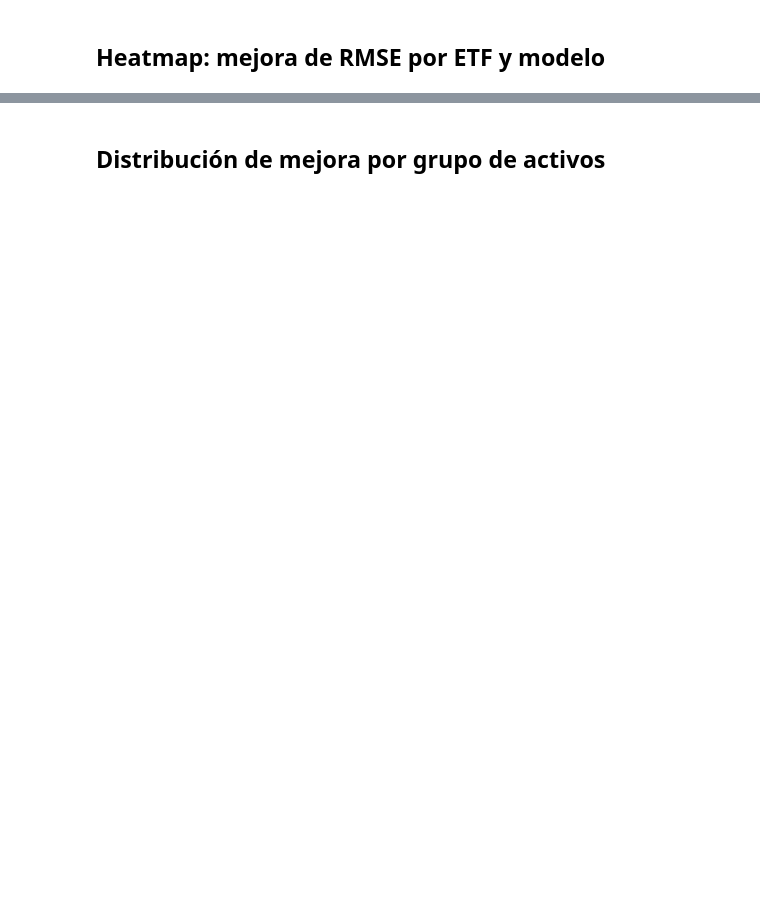
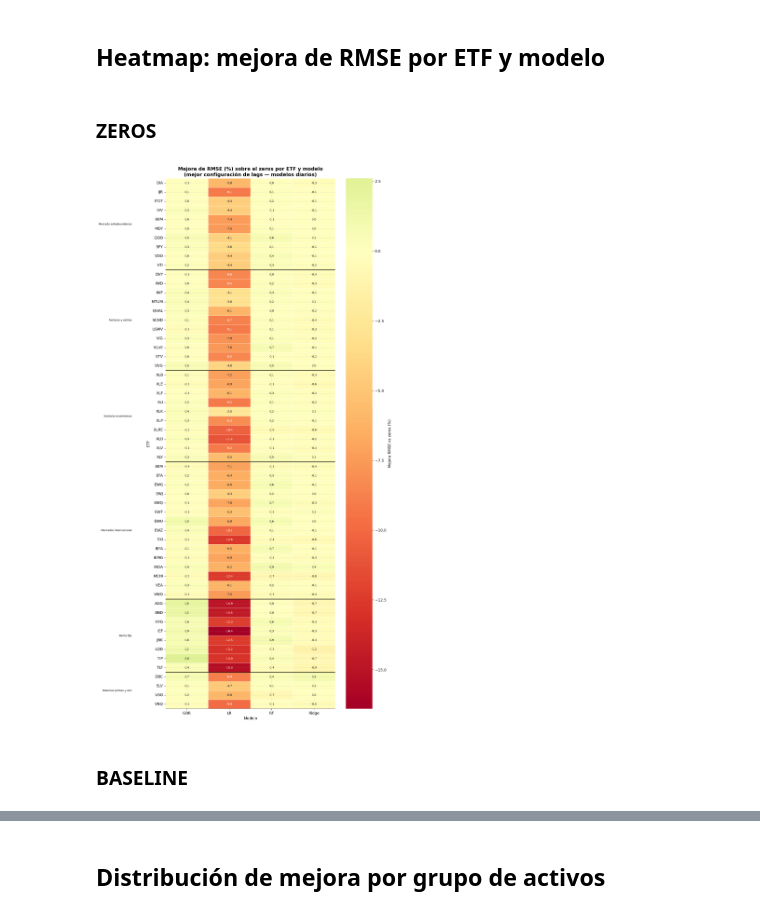
Before and after one commit to aleellord/TFM, a Jupyter notebook: 3.Modelo_ML/Modelos_diarios/03_Análisis_resultados_modelos_diarios.ipynb, the cells around one changed output, grey strips where cells are left out. Saved outputs shown, nothing was run; the diff lists cells and outputs as text; code cells hidden in the pictures; blank space fills up the shorter version.

```diff
--- a/3.Modelo_ML/Modelos_diarios/03_Análisis_resultados_modelos_diarios.ipynb
+++ b/3.Modelo_ML/Modelos_diarios/03_Análisis_resultados_modelos_diarios.ipynb
@@ -309,5 +473,65 @@ Este ranking es práctico para decidir en qué ETFs merece más la pena confiar
+# %%
+# PREPARAR DATOS PARA LAS GRÁFICAS FINALES
+
+# Solo archivos
+archivos_diarios = list(LAGS_LABEL.keys())
+
+# Base semanal limpia
+df_base = preparar_base(df)
+df_base = df_base[df_base["Archivo"].isin(archivos_diarios)].copy()
+
+# Mejor modelo por ETF: menor RMSE y, si empata, menor MAE
+df_mejor = (
+    df_base
+    .sort_values(["ETF", "RMSE", "MAE", "Archivo", "Método"])
+    .drop_duplicates(subset=["ETF"], keep="first")
+    .copy()
+)
+
+# Enriquecer una sola vez
+df_mejor = enriquecer_df(df_mejor)
 # %% [markdown]
 ## Heatmap: mejora de RMSE por ETF y modelo
+# %% [markdown]
+### ZEROS
+# %%
+import seaborn as sns
+df_hmap = (df_base.sort_values(["ETF","Método","RMSE"])
+           .groupby(["ETF","Método"], as_index=False).first())
+df_hmap["Mej_RMSE"] = ((df_hmap["RMSE_zeros"]-df_hmap["RMSE"])/df_hmap["RMSE_zeros"]*100).round(1)
+pivot_hmap = df_hmap.pivot(index="ETF", columns="Método", values="Mej_RMSE")
+pivot_hmap.columns = [c.replace("GradientBoostingRegressor","GBR")
+                       .replace("RandomForestRegressor","RF")
+                       .replace("LinearRegression","LR") for c in pivot_hmap.columns]
+orden_etf_hmap = []
+for g in ORDEN_GRUPOS:
+    etfs_g = [e for e in GRUPOS_ETF.get(g,[]) if e in pivot_hmap.index and e not in ETF_ELIMINADOS]
+    orden_etf_hmap.extend(sorted(etfs_g))
+pivot_hmap = pivot_hmap.reindex([e for e in orden_etf_hmap if e in pivot_hmap.index])
+fig, ax = plt.subplots(figsize=(11, max(9, len(pivot_hmap)*0.36)))
+sns.heatmap(pivot_hmap, annot=True, fmt=".1f", cmap="RdYlGn", center=0,
+            linewidths=0.3, ax=ax,
+            cbar_kws={"label":"Mejora RMSE vs zeros (%)"},
+            annot_kws={"size":7.5})
+y_pos_h = 0
+for g in ORDEN_GRUPOS:
+    etfs_g = [e for e in GRUPOS_ETF.get(g,[]) if e in pivot_hmap.index and e not in ETF_ELIMINADOS]
+    n_g = sum(1 for e in etfs_g if e in pivot_hmap.index)
+    if n_g:
+        ax.axhline(y_pos_h+n_g, color="black", linewidth=1.5)
+        ax.text(-0.2, y_pos_h+n_g/2, g[:22], ha="right", va="center",
+                fontsize=7, transform=ax.get_yaxis_transform())
+        y_pos_h += n_g
+ax.set_title(
+    f"Mejora de RMSE (%) sobre el zeros por ETF y modelo\n"
+    f"(mejor configuración de lags — modelos diarios)",
+    fontsize=13, fontweight="bold")
+ax.set_ylabel("ETF"); ax.set_xlabel("Modelo")
+plt.tight_layout(); plt.show()
+# %% [output]
+[figure, added]
+# %% [markdown]
+### BASELINE
 # %%
 import seaborn as sns
 df_hmap = (df_base.sort_values(["ETF","Método","RMSE"])
```
Also changed, not shown: parts of 41 cells of this notebook, 1 other file.
